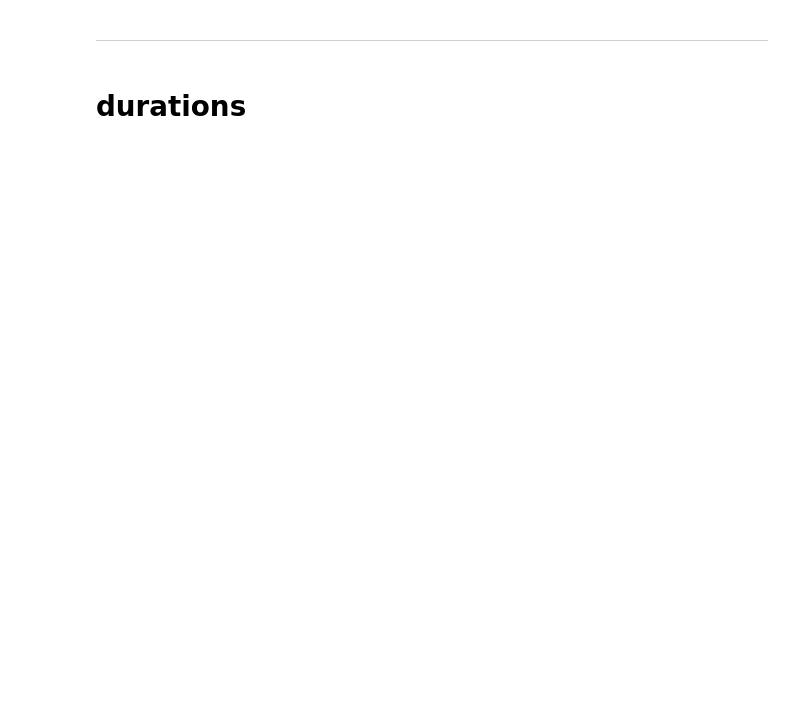
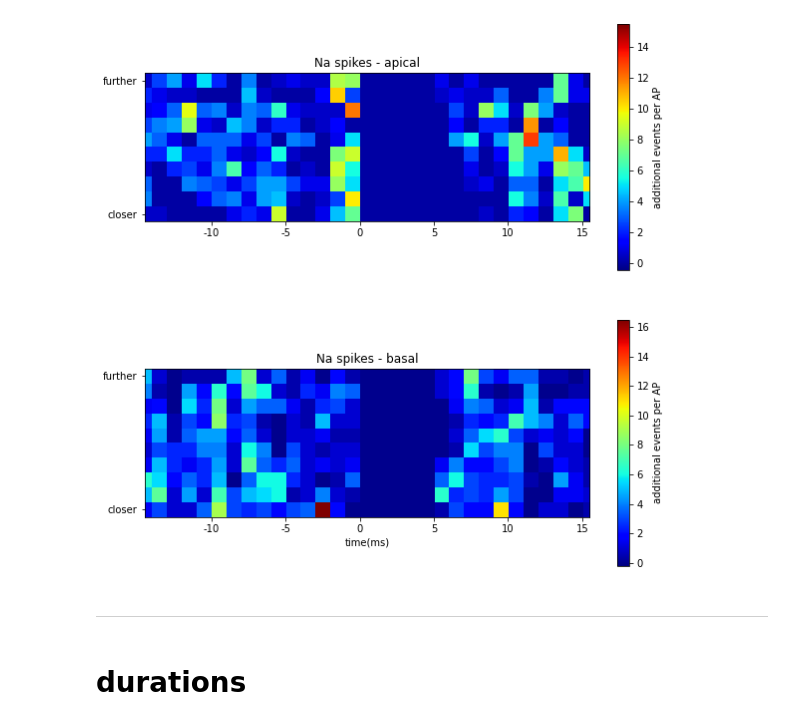
Before and after one commit to davidfague/Stylized-ReducedOrder-L5-Model, a Jupyter notebook: NMDAExploration.ipynb, the cells around one changed output. Drawn from its saved outputs; the diff is of its cells as text; code cells hidden in the pictures; blank space fills up the shorter version.

```diff
--- a/NMDAExploration.ipynb
+++ b/NMDAExploration.ipynb
@@ -429,23 +394,26 @@ na_dend_rand, na_apic_rand = get_sta(segs_na_df, rand_spktimes)
 # %%
 plt.figure(figsize=(10,10))
 plt.subplot(2,1,1)
 plt.title('Na spikes - apical')
 plt.imshow((na_apic-na_apic_rand)/len(spktimes),cmap='jet',vmin=-0.5)
 plt.colorbar(label='additional events per AP')
 plt.xticks(ticks=np.arange(0,40,5)-0.5,labels=['{}'.format(i) for i in np.arange(-20,20,5)])
 plt.yticks(ticks=[0,9],labels=['further','closer'])
 plt.xlim(5,35)
 
 plt.subplot(2,1,2)
 plt.title('Na spikes - basal')
-plt.imshow((na_dend-na_dend_rand)/len(spktimes),cmap='jet',vmin=-0.2, vmax=0.2)
+# plt.imshow((na_dend-na_dend_rand)/len(spktimes),cmap='jet',vmin=-0.2, vmax=0.2)
+plt.imshow((na_dend-na_dend_rand)/len(spktimes),cmap='jet',vmin=-0.2)
 plt.colorbar(label='additional events per AP')
 plt.xticks(ticks=np.arange(0,40,5)-0.5,labels=['{}'.format(i) for i in np.arange(-20,20,5)])
 plt.yticks(ticks=[0,9],labels=['further','closer'])
 plt.xlabel('time(ms)')
 plt.xlim(5,35)
 
 plt.show()
+# %% [output]
+[figure, added]
 # %% [markdown]
 ----------
 # %%
```
Also changed, not shown: parts of 34 cells of this notebook.
